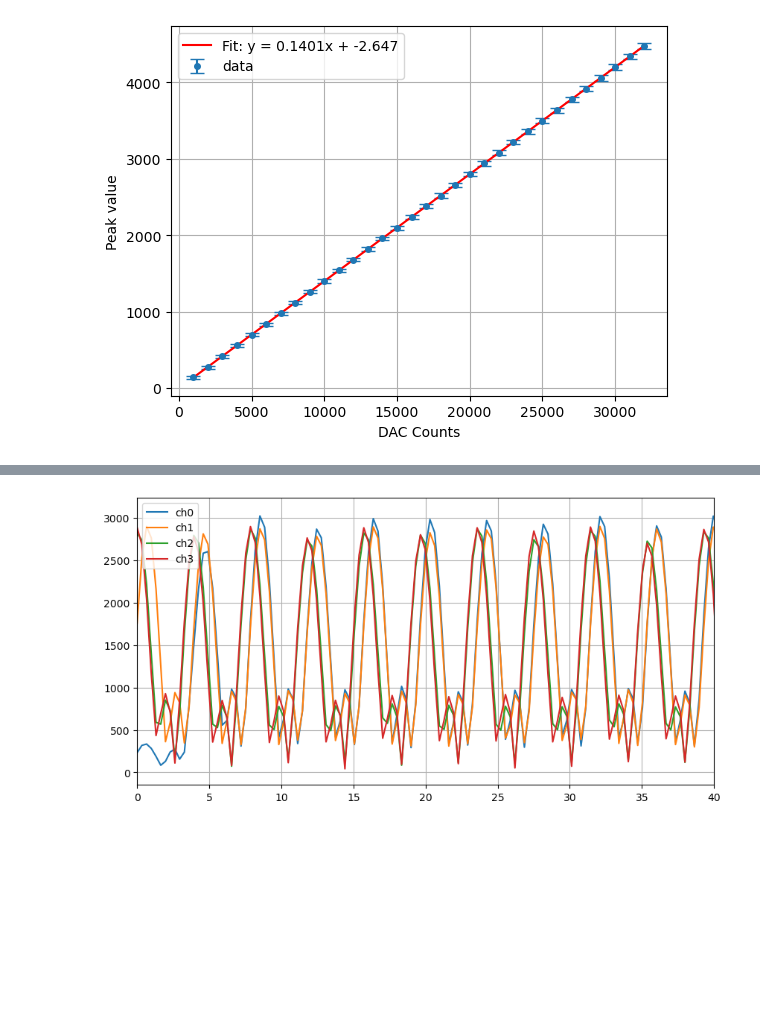
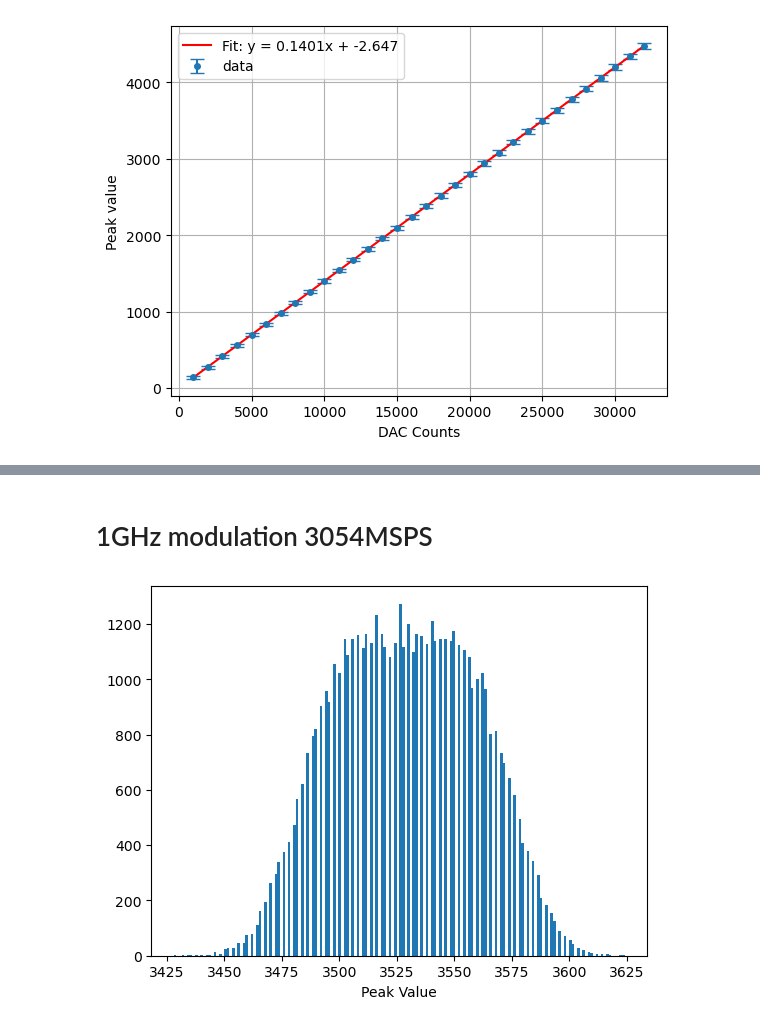
Before and after one commit to slaclab/kek-bpm-rfsoc-dev, a Jupyter notebook: software/notebooks/peaksearch.ipynb, the cells around one changed output, grey strips where cells are left out. Saved outputs shown, nothing was run; the diff lists cells and outputs as text; code cells hidden in the pictures; blank space fills up the shorter version.

```diff
--- a/software/notebooks/peaksearch.ipynb
+++ b/software/notebooks/peaksearch.ipynb
@@ -277,22 +205,11 @@ def PlotWavform(plotType='liveDisplay',dataType='Amp',ch=0,xMin=0,xMax=20):
-# %%
-# Trigger the Fault display
-TrigRingBuffer(trigType='faultDisplay')
-t0=ctxt.get(f'{AmpFaultProcessor[0]}:Time')
-t1=ctxt.get(f'{AmpFaultProcessor[1]}:Time')
-t2=ctxt.get(f'{AmpFaultProcessor[2]}:Time')
-t3=ctxt.get(f'{AmpFaultProcessor[3]}:Time')
-x0=ctxt.get(f'{AmpFaultProcessor[0]}:WaveformData')
-x1=ctxt.get(f'{AmpFaultProcessor[1]}:WaveformData')
-x2=ctxt.get(f'{AmpFaultProcessor[2]}:WaveformData')
-x3=ctxt.get(f'{AmpFaultProcessor[3]}:WaveformData')
-plt.figure(figsize=(10,5))
-plt.plot(t0,x0,label='ch0')
-plt.plot(t1,x1,label='ch1')
-plt.plot(t2,x2,label='ch2')
-plt.plot(t3,x3,label='ch3')
-plt.grid()
-plt.xlim(0,40)
-plt.legend()
-plt.show()
-# %% [output]
-[figure, removed]
+# %% [markdown]
+# 1GHz modulation 3054MSPS
+# %%
+with open('../data/Peakdata_1GHz_3054MSPS.pkl','rb') as file:
+    peak= pickle.load(file)
+# %%
+plt.hist(np.concatenate(peak[0]['23000']),bins=170)
+plt.xlabel('Peak Value')
+plt.show()
+# %% [output]
+[figure, added]
```
Also changed, not shown: parts of 4 cells of this notebook, 2 other files.
